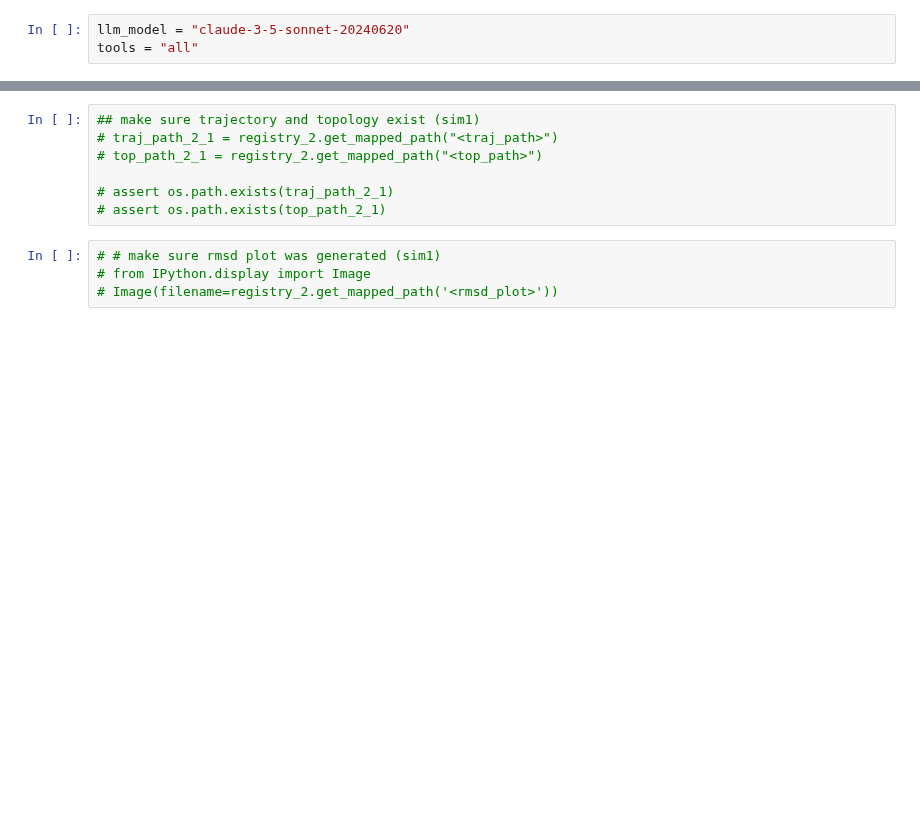
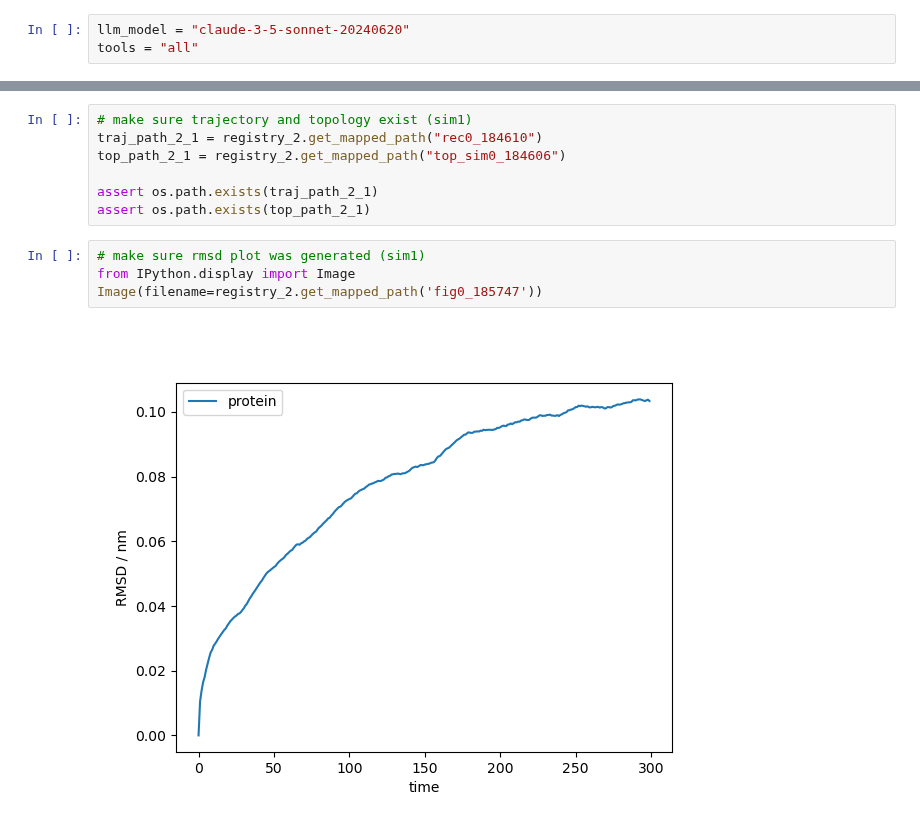
Before and after one commit to ur-whitelab/md-agent, a Jupyter notebook: notebooks/experiments/Robustness/with_claude_pressure_fix/claude-3-5-sonnet-20240620/prompt8.ipynb, the cells around one changed output, grey strips where cells are left out. Saved outputs shown, nothing was run; the diff lists cells and outputs as text; blank space fills up the shorter version.

```diff
--- a/notebooks/experiments/Robustness/with_claude_pressure_fix/claude-3-5-sonnet-20240620/prompt8.ipynb
+++ b/notebooks/experiments/Robustness/with_claude_pressure_fix/claude-3-5-sonnet-20240620/prompt8.ipynb
@@ -79,12 +187,14 @@ print(registry_2.list_path_names_and_descriptions().replace(",", "\n"))
 # %%
-## make sure trajectory and topology exist (sim1)
-# traj_path_2_1 = registry_2.get_mapped_path("<traj_path>")
-# top_path_2_1 = registry_2.get_mapped_path("<top_path>")
+# make sure trajectory and topology exist (sim1)
+traj_path_2_1 = registry_2.get_mapped_path("rec0_184610")
+top_path_2_1 = registry_2.get_mapped_path("top_sim0_184606")
 
-# assert os.path.exists(traj_path_2_1)
-# assert os.path.exists(top_path_2_1)
+assert os.path.exists(traj_path_2_1)
+assert os.path.exists(top_path_2_1)
 # %%
-# # make sure rmsd plot was generated (sim1)
-# from IPython.display import Image
-# Image(filename=registry_2.get_mapped_path('<rmsd_plot>'))
+# make sure rmsd plot was generated (sim1)
+from IPython.display import Image
+Image(filename=registry_2.get_mapped_path('fig0_185747'))
+# %% [output]
+[figure, added]
 # %%
```
Also changed, not shown: parts of 23 cells of this notebook, 5 other files.
